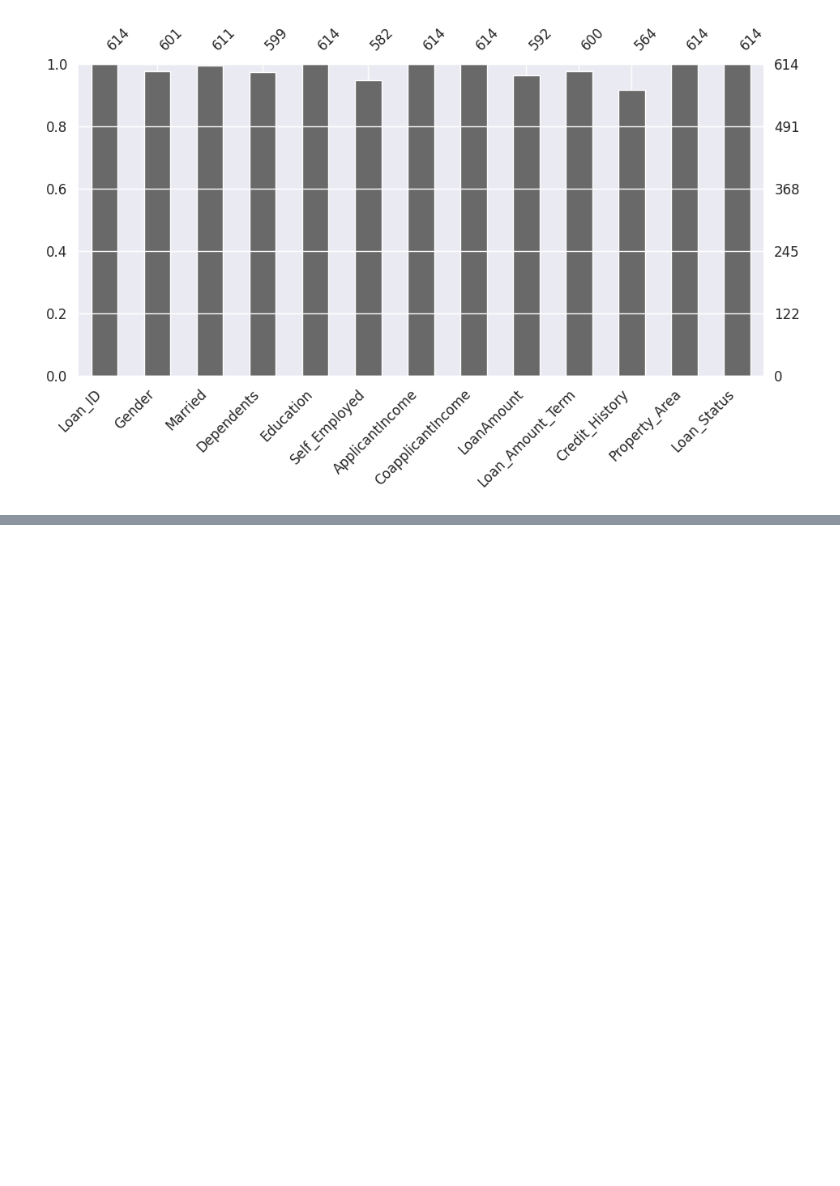
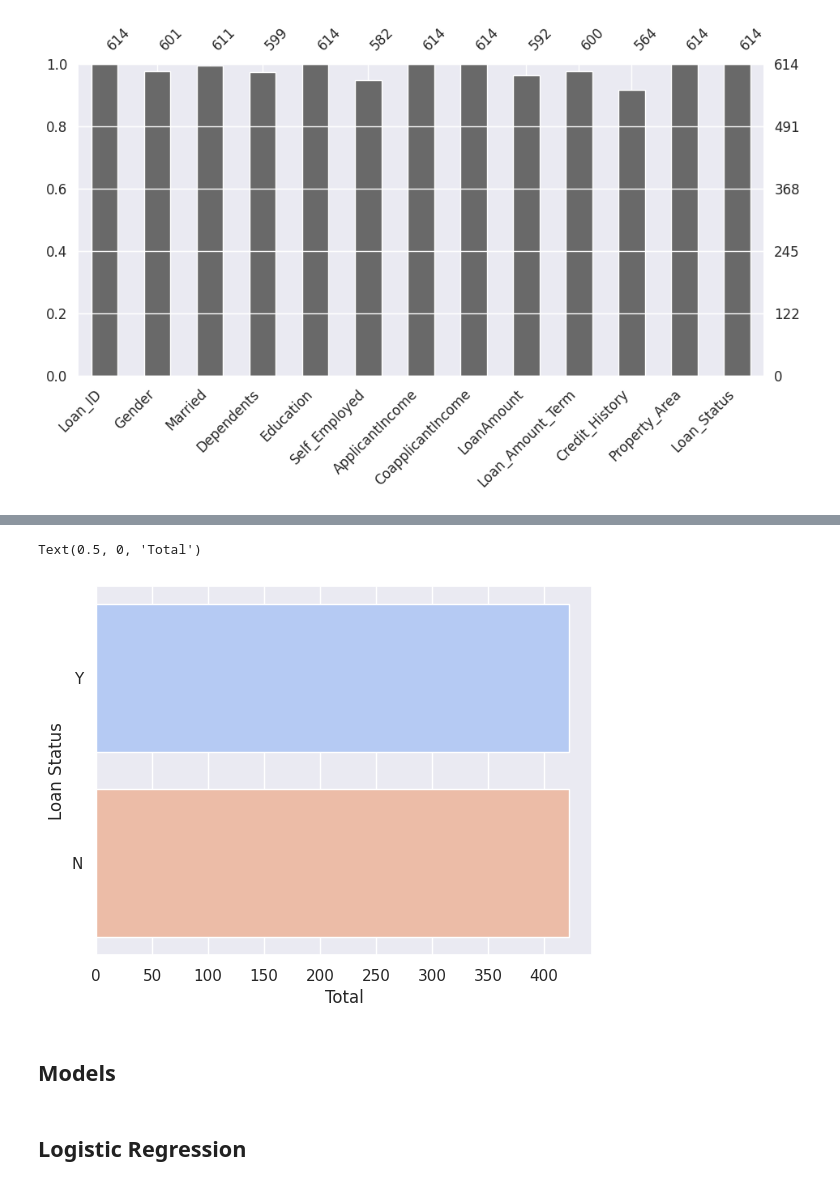
Before and after one commit to Mihauk/Loan-Prediction, a Jupyter notebook: loan_prediction.ipynb, the cells around one changed output, grey strips where cells are left out. Cells and saved outputs as stored; diff of their text form; code cells hidden in the pictures; blank space fills up the shorter version.

```diff
--- a/loan_prediction.ipynb
+++ b/loan_prediction.ipynb
@@ -692,0 +681,8 @@ sns.histplot(data=df, x="LoanAmount", kde=True, ax=axs[1, 0], color='orange');
+# %%
+sns.set_theme(style="darkgrid")
+sns.countplot(y=y, data=df, palette="coolwarm")
+plt.ylabel('Loan Status')
+plt.xlabel('Total')
+# %% [output]
+Text(0.5, 0, 'Total')
+[figure, added]
@@ -692,0 +693,4 @@ sns.histplot(data=df, x="LoanAmount", kde=True, ax=axs[1, 0], color='orange');
+# %% [markdown]
+## Models
+# %% [markdown]
+## Logistic Regression
```
Also changed, not shown: parts of 30 cells of this notebook.
